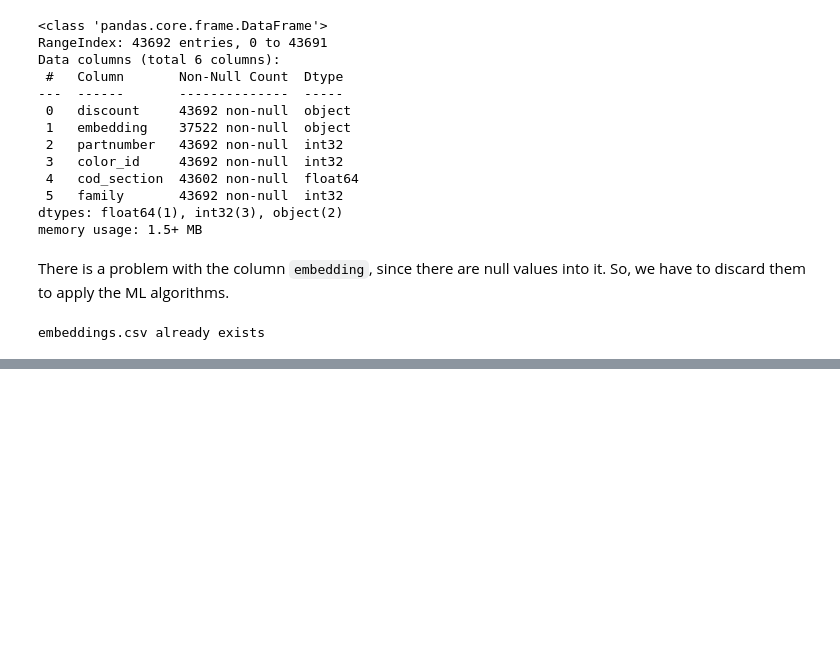
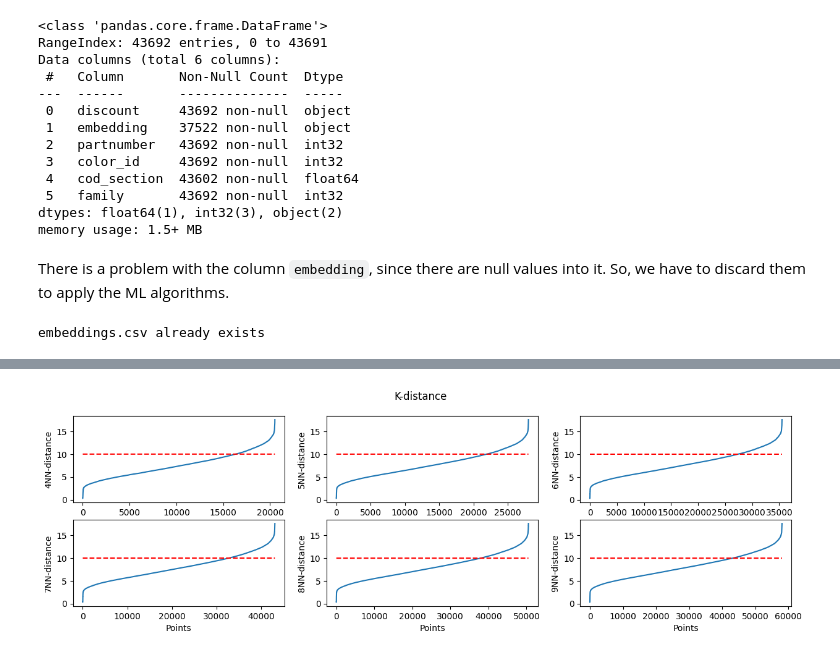
Before and after one commit to CarlosFOL/Recommender_System, a Jupyter notebook: notebooks/expl_analysis.ipynb, the cells around one changed output, grey strips where cells are left out. Cells and saved outputs as stored; diff of their text form; code cells hidden in the pictures; blank space fills up the shorter version.

Commit message:
DBSCAN script to make an analysis to search the optimal epsand k

```diff
--- a/notebooks/expl_analysis.ipynb
+++ b/notebooks/expl_analysis.ipynb
@@ -354,11 +344,14 @@ There is a problem with the column `embedding`, since there are null values into
 # Load embeddings
 data_files = os.listdir(os.path.abspath(os.path.join(os.getcwd(), "../data")))
 if "embeddings.csv" not in data_files:
-    df_embeddings = df_products.loc[df_products.embedding.apply(lambda x: x is not None), :]
-    df_embeddings.to_csv("../data/embeddings.csv")
+    embeddings = df_products.loc[df_products.embedding.apply(lambda x: x is not None), "embedding"]
+    df_embeddings = []
+    for record in embeddings:
+        df_embeddings.append(record)
+    pd.DataFrame(df_embeddings).to_csv("../data/embeddings.csv")
 else:
     print("embeddings.csv already exists")
-    df_embeddings = pd.read_csv("../data/embeddings.csv")
+    df_embeddings = pd.read_csv("../data/embeddings.csv", )
 # %% [output]
 embeddings.csv already exists
 # %%
@@ -375,0 +376,5 @@ Another important term is noise, where a point $q$ is considered noise or sparse
+# %%
+dbscan = DBSCAN_Analysis(sample=products_sample, k_min=4)
+dbscan.suitable_eps_search(elbow=10)
+# %% [output]
+[figure, added]
```
Also changed, not shown: parts of 8 cells of this notebook, 2 other files.
